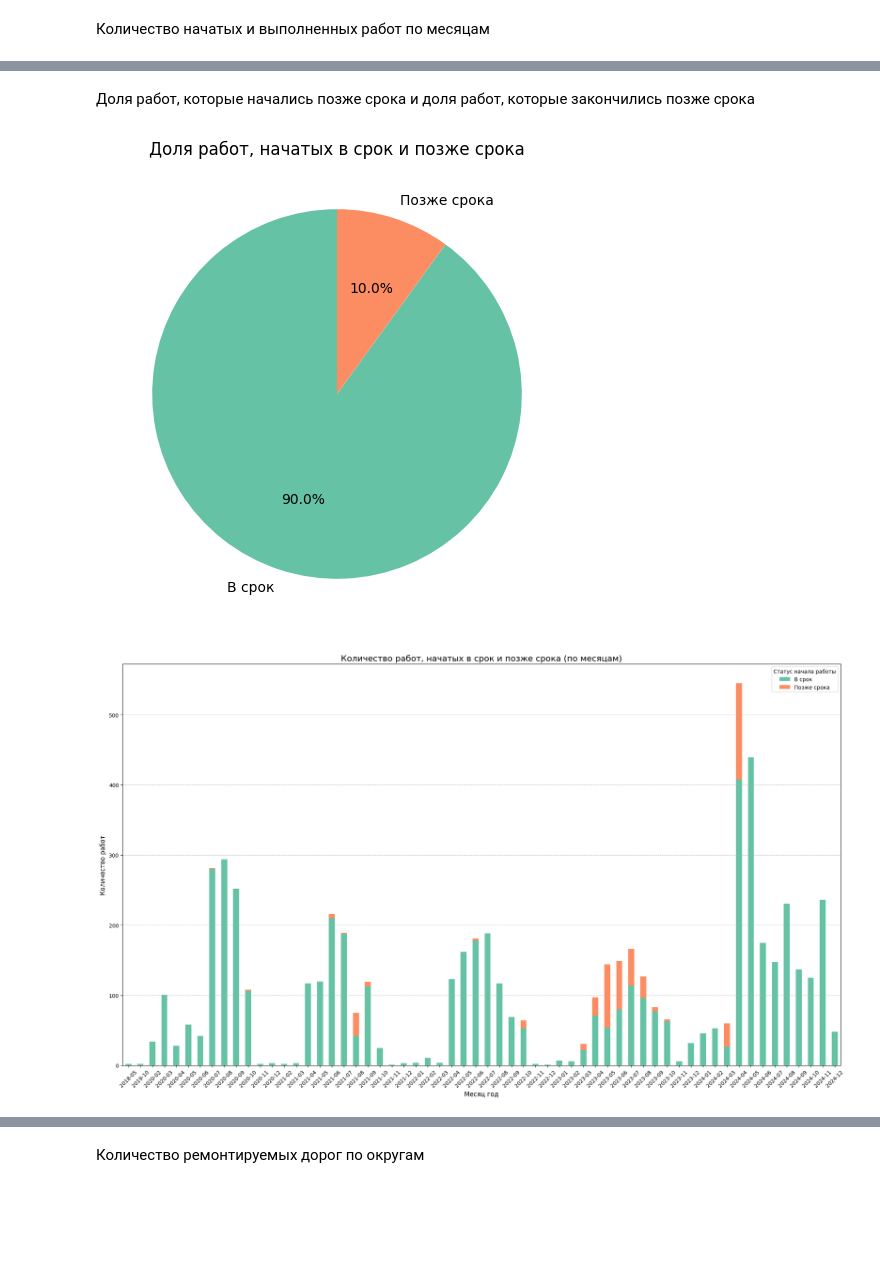
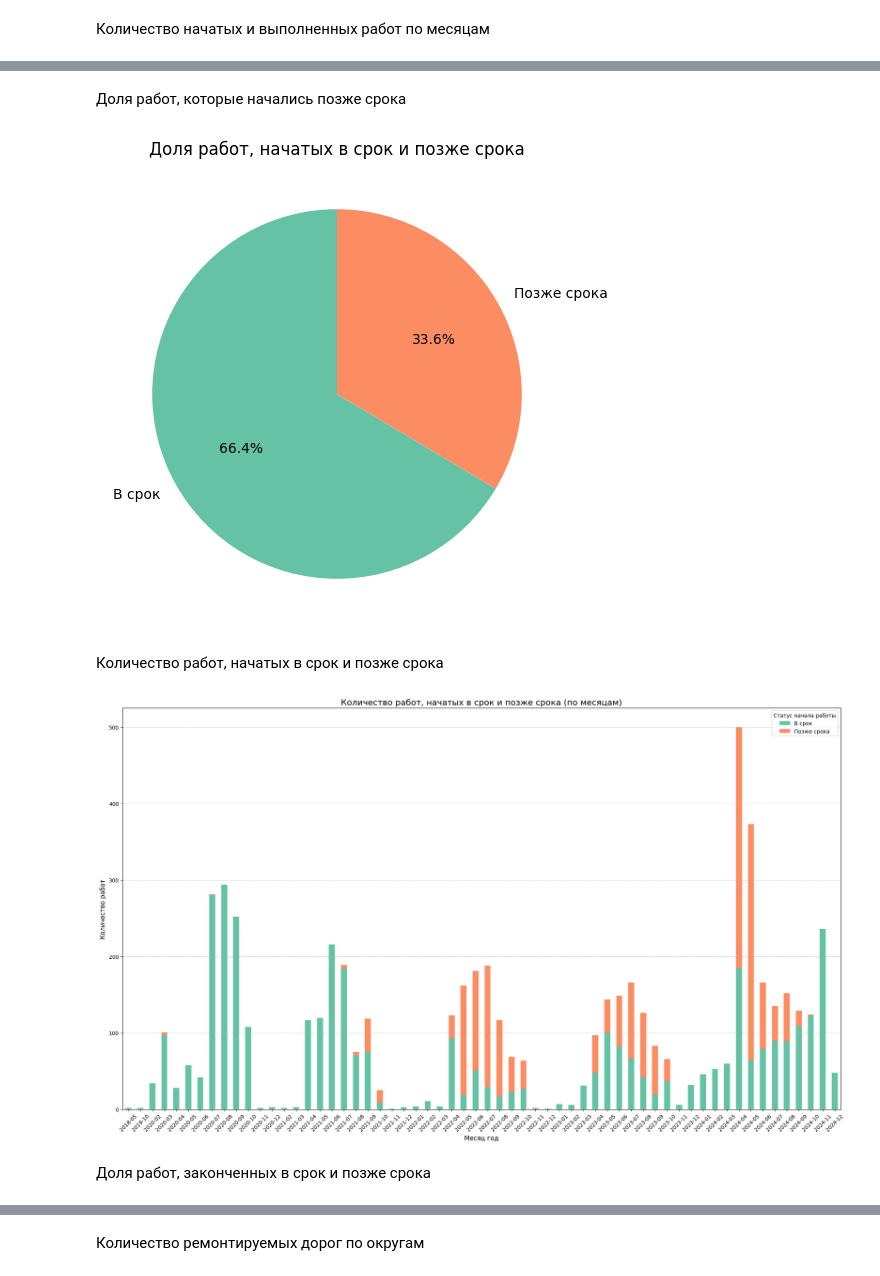
Before and after one commit to mrpetrakova2000/RoadWorksAnalyzer, a Jupyter notebook: notebooks/Analysis.ipynb, the cells around one changed output, grey strips where cells are left out. Drawn from its saved outputs; the diff is of its cells as text; code cells hidden in the pictures; blank space fills up the shorter version.

```diff
--- a/notebooks/Analysis.ipynb
+++ b/notebooks/Analysis.ipynb
@@ -84,0 +82,10 @@ plt.show()
+# %%
+def generate_months(start_date, end_date):
+    start = pd.to_datetime(start_date)
+    end = pd.to_datetime(end_date)
+    months = pd.date_range(start, end, freq='MS').strftime('%Y-%m').tolist()
+    return months
+# %%
+df = df.dropna()
+df['Months'] = df.apply(lambda row: generate_months(row['YearMonthActualBeginDate'], row['YearMonthActualEndDate']), axis=1)
+explode_df = df.explode('Months')
@@ -85,19 +101,21 @@ plt.show()
 # %% [markdown]
-Доля работ, которые начались позже срока и доля работ, которые закончились позже срока
+Доля работ, которые начались позже срока
 # %%
 df['ActualBeginDate'] = pd.to_datetime(df['ActualBeginDate'])
 df['WorksBeginDate'] = pd.to_datetime(df['WorksBeginDate'])
 
-df['StatusBegin'] = df.apply(lambda row: 'В срок' if row['WorksBeginDate'] <= row['ActualBeginDate'] else 'Позже срока', axis=1)
+df['StatusBegin'] = df.apply(lambda row: 'В срок' if row['WorksBeginDate'] >= row['ActualBeginDate'] else 'Позже срока', axis=1)
 status_counts = df['StatusBegin'].value_counts()
 
 plt.figure(figsize=(8, 6))
 status_counts.plot(kind='pie', autopct='%1.1f%%', startangle=90, colors=['#66c2a5', '#fc8d62'])
 plt.title('Доля работ, начатых в срок и позже срока')
 plt.ylabel('')
 plt.show()
 # %% [output]
-[figure, old version]
+[figure, new version]
+# %% [markdown]
+Количество работ, начатых в срок и позже срока
 # %%
 status_counts = df.groupby(['YearMonthActualBeginDate', 'StatusBegin']).size().unstack(fill_value=0)
 
@@ -113,7 +131,9 @@ plt.tight_layout()
 
 plt.show()
 # %% [output]
-[figure, old version]
+[figure, new version]
+# %% [markdown]
+Доля работ, законченных в срок и позже срока
 # %%
 df['ActualEndDate'] = pd.to_datetime(df['ActualEndDate'])
 df['PlannedEndDate'] = pd.to_datetime(df['PlannedEndDate'])
```
Also changed, not shown: parts of 27 cells of this notebook, 4 other files.
